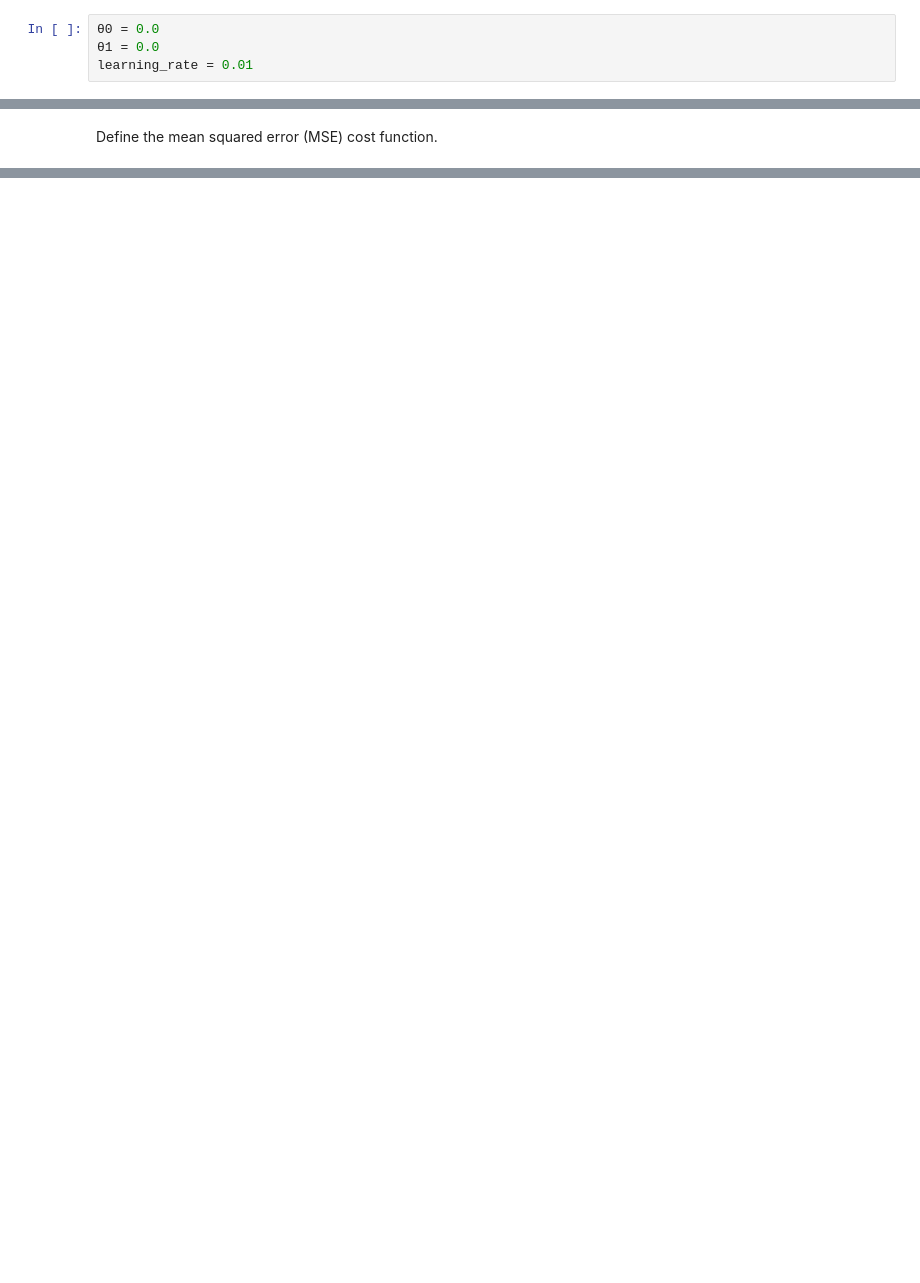
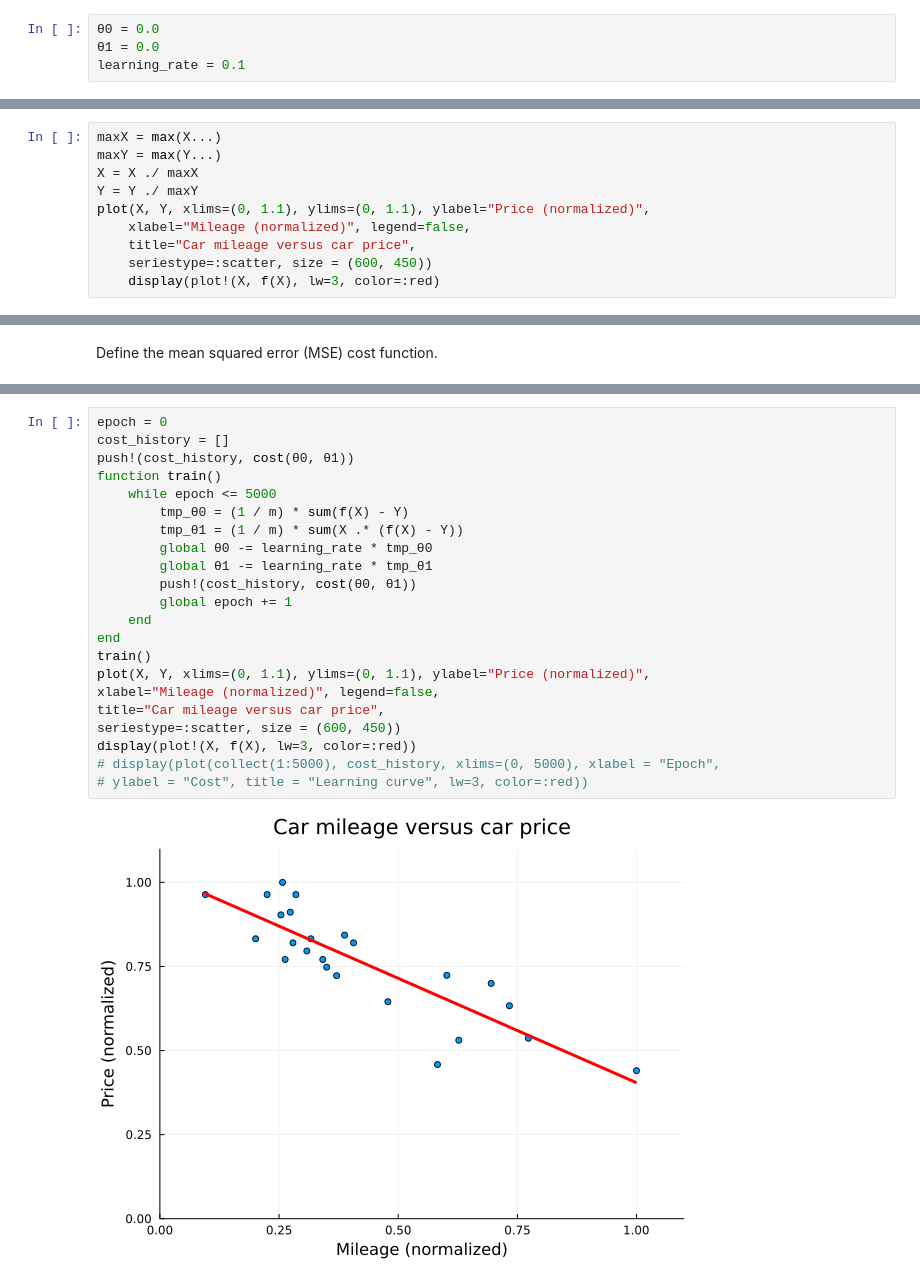
Before and after one commit to tbareich/ft_linear_regression, a Jupyter notebook: linear_regression.ipynb, the cells around one changed output, grey strips where cells are left out. Cells and saved outputs as stored; diff of their text form; blank space fills up the shorter version.

Commit message:
Impliment train and predicte functions

```diff
--- a/linear_regression.ipynb
+++ b/linear_regression.ipynb
@@ -7,4 +7,4 @@ Initialize parameters
 # %%
 θ0 = 0.0
 θ1 = 0.0
-learning_rate = 0.01
+learning_rate = 0.1
@@ -25,0 +32,10 @@ plot!(X, f(X), label="Predicted prices", lw=3, color=:red, seriestype=:steppre)
+# %%
+maxX = max(X...)
+maxY = max(Y...)
+X = X ./ maxX
+Y = Y ./ maxY
+plot(X, Y, xlims=(0, 1.1), ylims=(0, 1.1), ylabel="Price (normalized)",
+    xlabel="Mileage (normalized)", legend=false,
+    title="Car mileage versus car price",
+    seriestype=:scatter, size = (600, 450))
+    display(plot!(X, f(X), lw=3, color=:red)
@@ -31,0 +54,24 @@ cost(θ0, θ1) = (1 / 2m) * sum((f(X) - Y) .^ 2)
+# %%
+epoch = 0
+cost_history = []
+push!(cost_history, cost(θ0, θ1))
+function train()
+	while epoch <= 5000
+		tmp_θ0 = (1 / m) * sum(f(X) - Y)
+		tmp_θ1 = (1 / m) * sum(X .* (f(X) - Y))
+		global θ0 -= learning_rate * tmp_θ0
+		global θ1 -= learning_rate * tmp_θ1
+		push!(cost_history, cost(θ0, θ1))
+		global epoch += 1
+	end
+end
+train()
+plot(X, Y, xlims=(0, 1.1), ylims=(0, 1.1), ylabel="Price (normalized)",
+xlabel="Mileage (normalized)", legend=false,
+title="Car mileage versus car price",
+seriestype=:scatter, size = (600, 450))
+display(plot!(X, f(X), lw=3, color=:red))
+# display(plot(collect(1:5000), cost_history, xlims=(0, 5000), xlabel = "Epoch",
+# ylabel = "Cost", title = "Learning curve", lw=3, color=:red))
+# %% [output]
+[figure, added]
```
Also changed, not shown: parts of 12 cells of this notebook.
